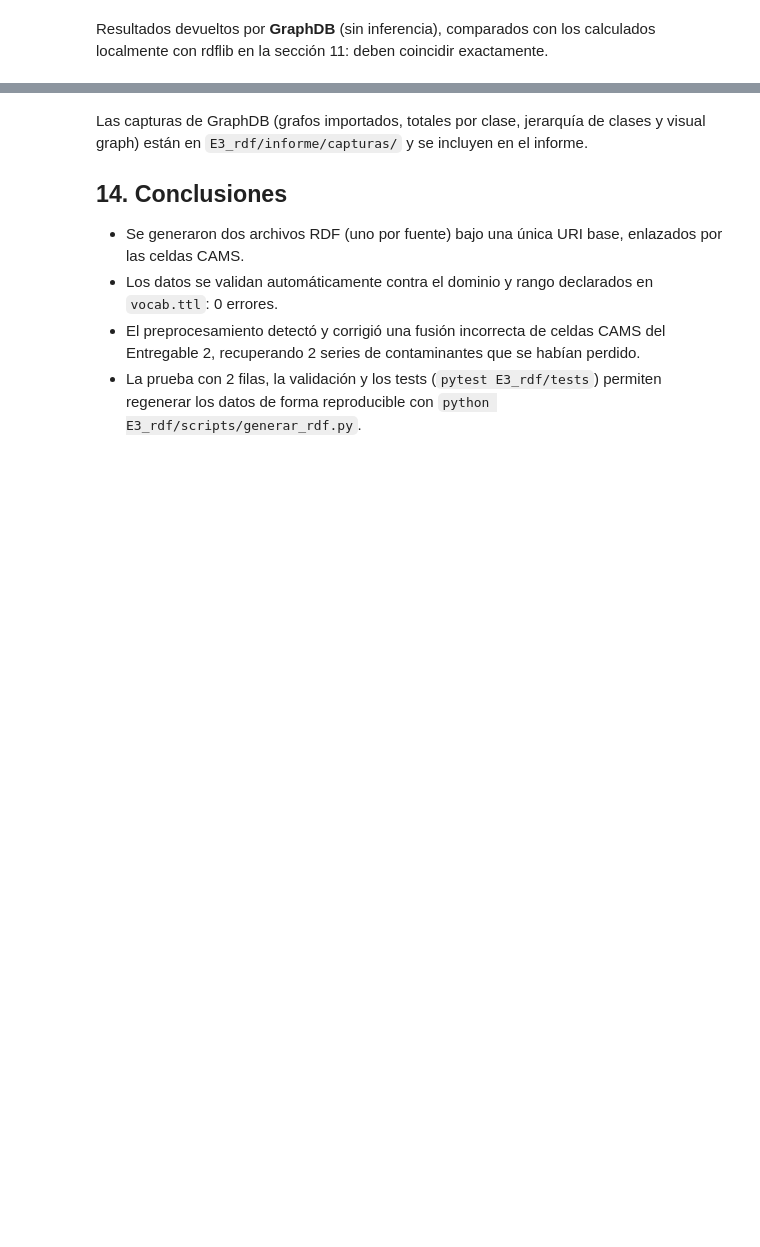
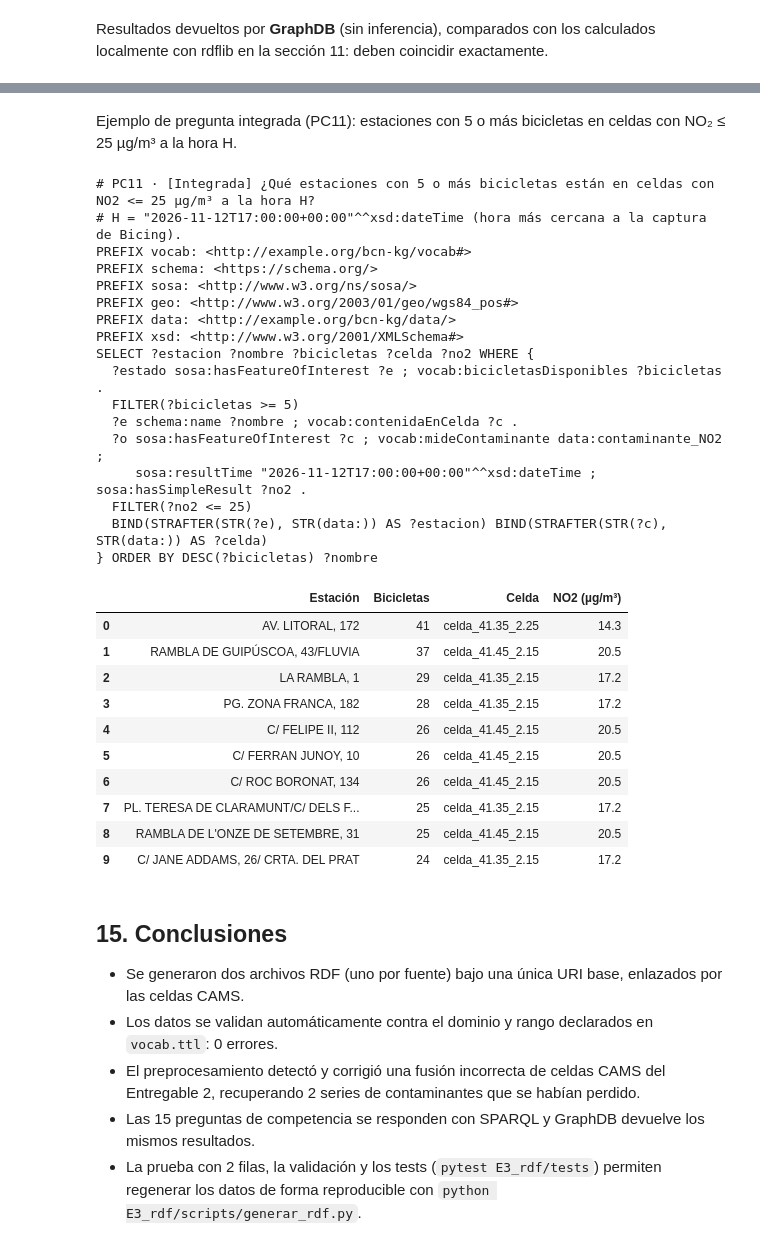
Before and after one commit to alexdgutierrezcordova-nila/smartcity-bcn-knowledge-graph, a Jupyter notebook: E3_rdf/notebooks/E3_generacion_rdf.ipynb, the cells around one changed output, grey strips where cells are left out. Cells and saved outputs as stored; diff of their text form; code cells hidden in the pictures; blank space fills up the shorter version.

```diff
--- a/E3_rdf/notebooks/E3_generacion_rdf.ipynb
+++ b/E3_rdf/notebooks/E3_generacion_rdf.ipynb
@@ -648,12 +682,46 @@ Tripletas explícitas en GraphDB: 14986 (datos + vocab.ttl)
+# %% [markdown]
+Ejemplo de pregunta integrada (PC11): estaciones con 5 o más bicicletas en celdas con NO₂ ≤ 25 µg/m³ a la hora H.
+# %%
+print((DIR_E3 / 'sparql' / 'pc11.rq').read_text(encoding='utf-8'))
+res = (total + vocab).query((DIR_E3 / 'sparql' / 'pc11.rq').read_text(encoding='utf-8'))
+pd.DataFrame([(str(r.nombre), int(r.bicicletas), str(r.celda), float(r.no2)) for r in res],
+             columns=['Estación', 'Bicicletas', 'Celda', 'NO2 (µg/m³)']).head(10)
+# %% [output]
+# PC11 · [Integrada] ¿Qué estaciones con 5 o más bicicletas están en celdas con NO2 <= 25 µg/m³ a la hora H?
+# H = "2026-11-12T17:00:00+00:00"^^xsd:dateTime (hora más cercana a la captura de Bicing).
+PREFIX vocab: <http://example.org/bcn-kg/vocab#>
+PREFIX schema: <https://schema.org/>
+PREFIX sosa: <http://www.w3.org/ns/sosa/>
+PREFIX geo: <http://www.w3.org/2003/01/geo/wgs84_pos#>
+PREFIX data: <http://example.org/bcn-kg/data/>
+PREFIX xsd: <http://www.w3.org/2001/XMLSchema#>
+SELECT ?estacion ?nombre ?bicicletas ?celda ?no2 WHERE {
+  ?estado sosa:hasFeatureOfInterest ?e ; vocab:bicicletasDisponibles ?bicicletas .
+  FILTER(?bicicletas >= 5)
+  ?e schema:name ?nombre ; vocab:contenidaEnCelda ?c .
+  ?o sosa:hasFeatureOfInterest ?c ; vocab:mideContaminante data:contaminante_NO2 ;
+     sosa:resultTime "2026-11-12T17:00:00+00:00"^^xsd:dateTime ; sosa:hasSimpleResult ?no2 .
+  FILTER(?no2 <= 25)
+  BIND(STRAFTER(STR(?e), STR(data:)) AS ?estacion) BIND(STRAFTER(STR(?c), STR(data:)) AS ?celda)
+} ORDER BY DESC(?bicicletas) ?nombre
+|  | Estación | Bicicletas | Celda | NO2 (µg/m³) |
+| 0 | AV. LITORAL, 172 | 41 | celda_41.35_2.25 | 14.3 |
+| 1 | RAMBLA DE GUIPÚSCOA, 43/FLUVIA | 37 | celda_41.45_2.15 | 20.5 |
+| 2 | LA RAMBLA, 1 | 29 | celda_41.35_2.15 | 17.2 |
+| 3 | PG. ZONA FRANCA, 182 | 28 | celda_41.35_2.15 | 17.2 |
+| 4 | C/ FELIPE II, 112 | 26 | celda_41.45_2.15 | 20.5 |
+| 5 | C/ FERRAN JUNOY, 10 | 26 | celda_41.45_2.15 | 20.5 |
+| 6 | C/ ROC BORONAT, 134 | 26 | celda_41.45_2.15 | 20.5 |
+| 7 | PL. TERESA DE CLARAMUNT/C/ DELS F... | 25 | celda_41.35_2.15 | 17.2 |
+| 8 | RAMBLA DE L'ONZE DE SETEMBRE, 31 | 25 | celda_41.45_2.15 | 20.5 |
+| 9 | C/ JANE ADDAMS, 26/ CRTA. DEL PRAT | 24 | celda_41.35_2.15 | 17.2 |
 # %% [markdown]
-Las capturas de GraphDB (grafos importados, totales por clase, jerarquía de clases y visual graph) están en
-`E3_rdf/informe/capturas/` y se incluyen en el informe.
-
-## 14. Conclusiones
+## 15. Conclusiones
 
 - Se generaron dos archivos RDF (uno por fuente) bajo una única URI base, enlazados por las celdas CAMS.
 - Los datos se validan automáticamente contra el dominio y rango declarados en `vocab.ttl`: 0 errores.
 - El preprocesamiento detectó y corrigió una fusión incorrecta de celdas CAMS del Entregable 2, recuperando
   2 series de contaminantes que se habían perdido.
+- Las 15 preguntas de competencia se responden con SPARQL y GraphDB devuelve los mismos resultados.
 - La prueba con 2 filas, la validación y los tests (`pytest E3_rdf/tests`) permiten regenerar los datos de forma
   reproducible con `python E3_rdf/scripts/generar_rdf.py`.
```
Also changed, not shown: parts of 19 cells of this notebook, 15 other files.
